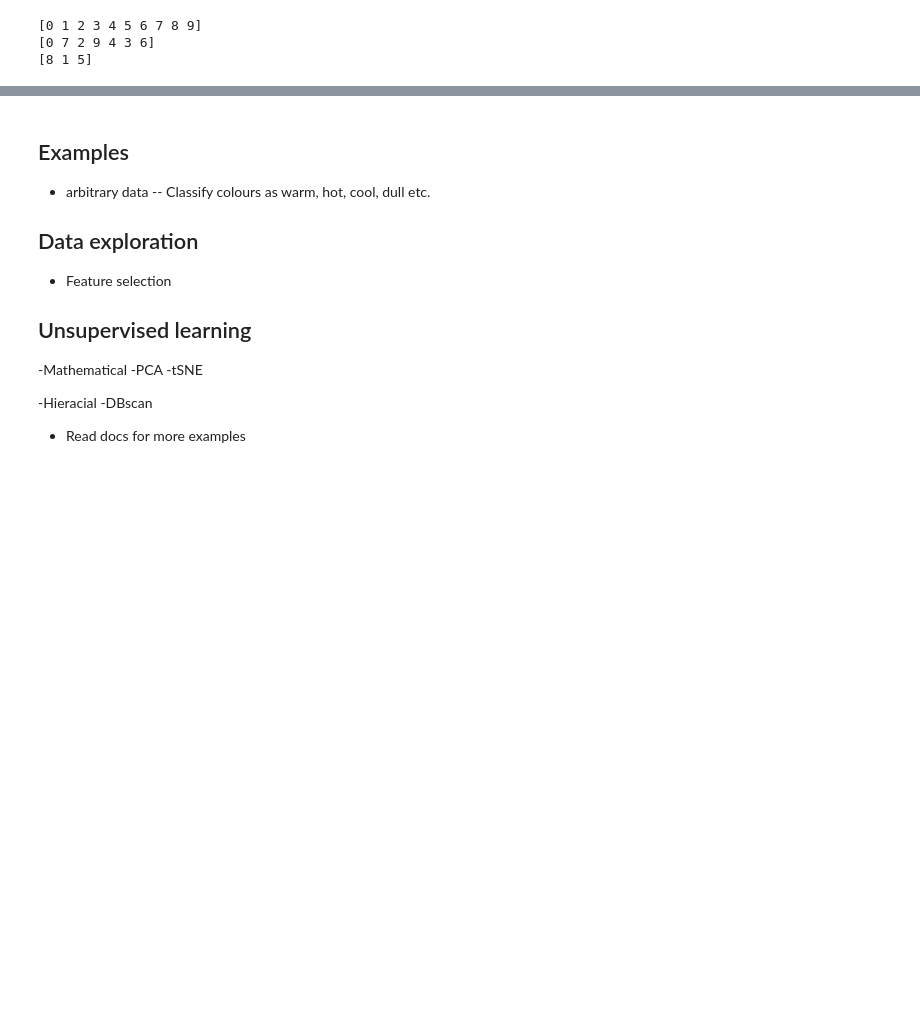
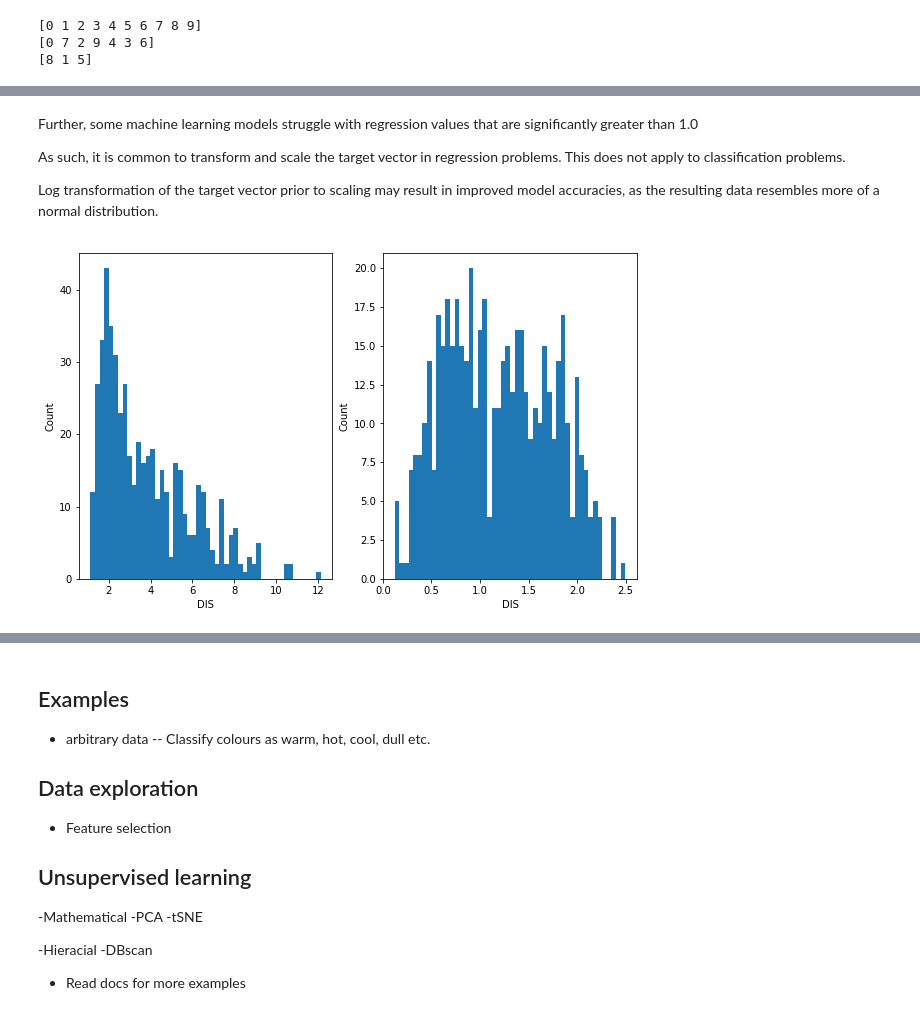
Before and after one commit to tjs23/python_ml_course, a Jupyter notebook: LMB_Python_Machine_Learning.ipynb, the cells around one changed output, grey strips where cells are left out. Drawn from its saved outputs; the diff is of its cells as text; code cells hidden in the pictures; blank space fills up the shorter version.

```diff
--- a/LMB_Python_Machine_Learning.ipynb
+++ b/LMB_Python_Machine_Learning.ipynb
@@ -565,0 +662,23 @@ The previously explored DNA sequence encoding results in what is called sparse d
+# %% [markdown]
+Further, some machine learning models struggle with regression values that are significantly greater than 1.0
+
+As such, it is common to transform and scale the target vector in regression problems. This does not apply to classification problems.
+
+Log transformation of the target vector prior to scaling may result in improved model accuracies, as the resulting data resembles more of a normal distribution.
+# %%
+dis_data_log = np.log(dis_data)
+
+plt.figure(figsize=(10, 6))
+
+plt.subplot(1, 2, 1)
+plt.hist(dis_data, bins=50)
+plt.xlabel('DIS')
+plt.ylabel('Count')
+
+plt.subplot(1, 2, 2)
+plt.hist(dis_data_log, bins=50)
+plt.xlabel('DIS')
+plt.ylabel('Count')
+plt.show()
+# %% [output]
+[figure, added]
```
Also changed, not shown: parts of 14 cells of this notebook, 2 other files.
